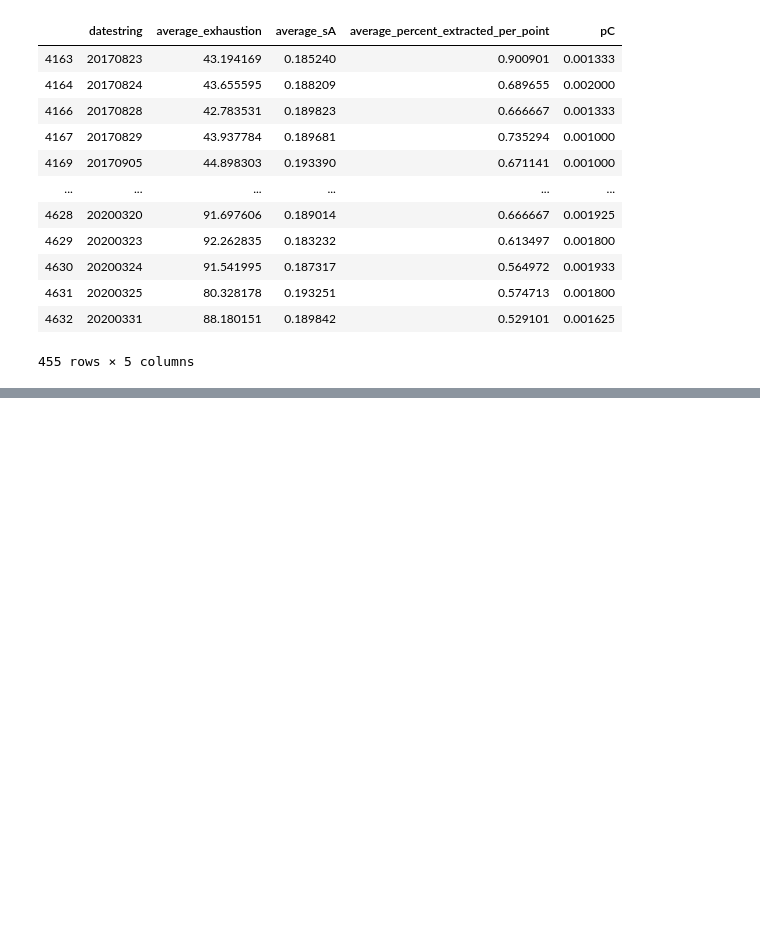
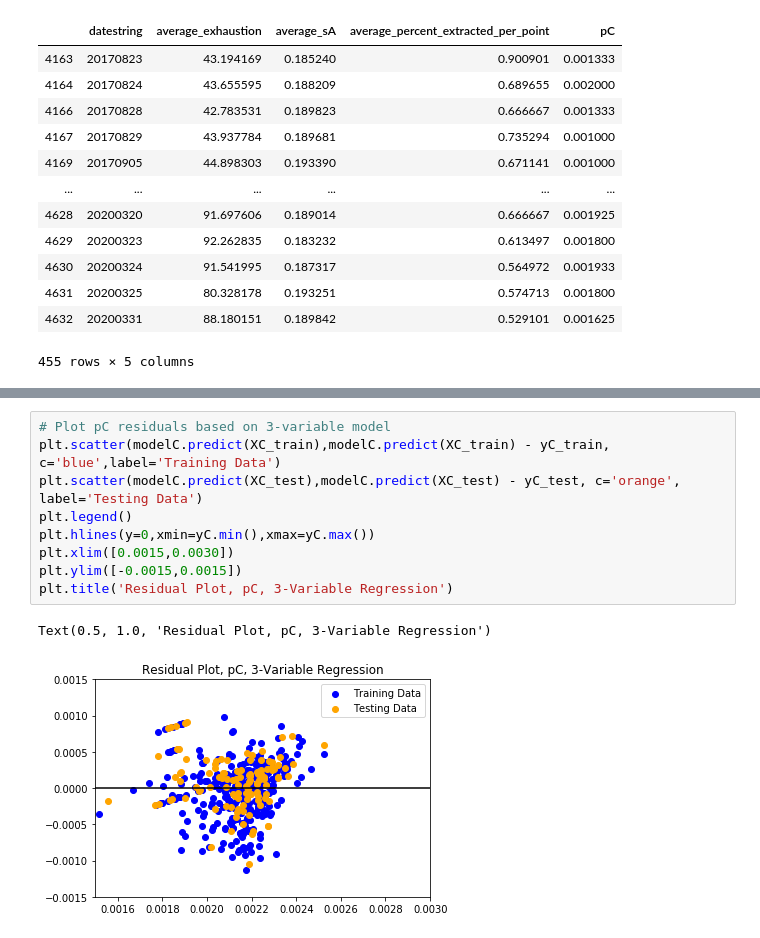
Before and after one commit to ngoodweiler/Data-Analytics-Final_Project, a Jupyter notebook: Regression_testing.ipynb, the cells around one changed output, grey strips where cells are left out. Cells and saved outputs as stored; diff of their text form; blank space fills up the shorter version.

Commit message:
pC done, results arent great, looking into some preprocessing on data since the datasets are all relatively normal

```diff
--- a/Regression_testing.ipynb
+++ b/Regression_testing.ipynb
@@ -424,0 +431,12 @@ MSE: 1.634186189653929e-07
+# %%
+# Plot pC residuals based on 3-variable model
+plt.scatter(modelC.predict(XC_train),modelC.predict(XC_train) - yC_train, c='blue',label='Training Data')
+plt.scatter(modelC.predict(XC_test),modelC.predict(XC_test) - yC_test, c='orange', label='Testing Data')
+plt.legend()
+plt.hlines(y=0,xmin=yC.min(),xmax=yC.max())
+plt.xlim([0.0015,0.0030])
+plt.ylim([-0.0015,0.0015])
+plt.title('Residual Plot, pC, 3-Variable Regression')
+# %% [output]
+Text(0.5, 1.0, 'Residual Plot, pC, 3-Variable Regression')
+[figure, added]
```
Also changed, not shown: parts of 3 cells of this notebook.
